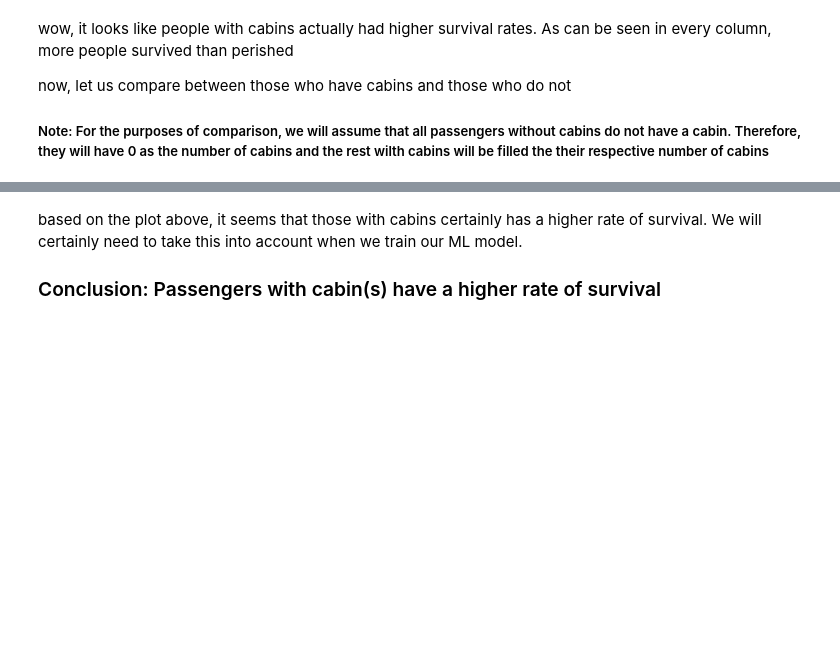
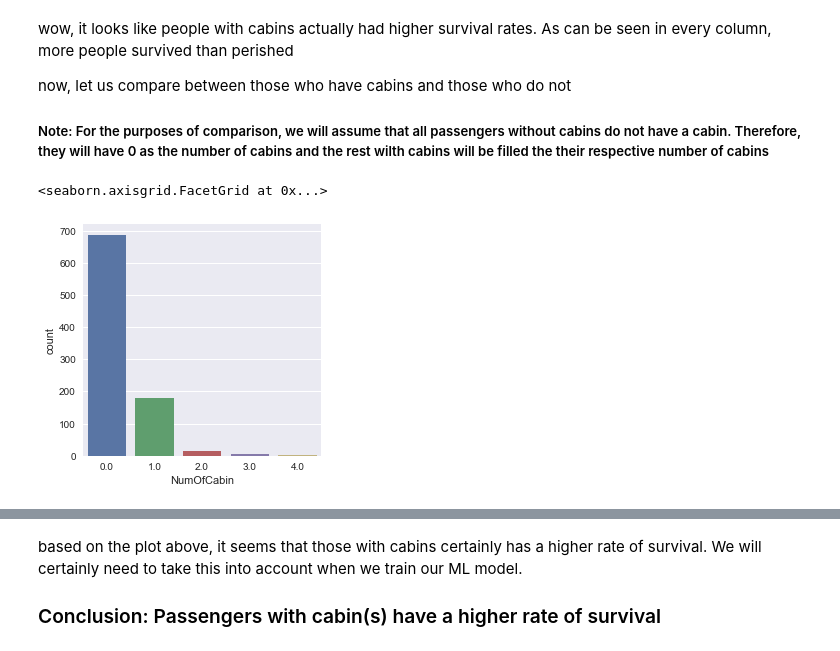
Before and after one commit to boonsiangteh/boonsiangteh.github.io, a Jupyter notebook: Boon_EDA_with_Titanic_Dataset.ipynb, the cells around one changed output, grey strips where cells are left out. Saved outputs shown, nothing was run; the diff lists cells and outputs as text; code cells hidden in the pictures; blank space fills up the shorter version.

```diff
--- a/Boon_EDA_with_Titanic_Dataset.ipynb
+++ b/Boon_EDA_with_Titanic_Dataset.ipynb
@@ -315,9 +583,12 @@ now, let us compare between those who have cabins and those who do not
 # %%
 # create new column NumOfCabins for df_train and first fill those with cabins first
 # and then impute null values with 0 later
-df_train['NumOfCabins'] = df_train_w_cabin.NumOfCabins
+df_train['NumOfCabin'] = df_train_w_cabin.NumOfCabin
 # %%
-df_train.NumOfCabins.fillna(value=0, inplace=True)
+df_train.NumOfCabin.fillna(value=0, inplace=True)
 # %%
-sns.factorplot(data=df_train, x='NumOfCabins', kind='count')
+sns.factorplot(data=df_train, x='NumOfCabin', kind='count')
+# %% [output]
+<seaborn.axisgrid.FacetGrid at 0x...>
+[figure, added]
 # %%
```
Also changed, not shown: parts of 57 cells of this notebook, 1 other file.
